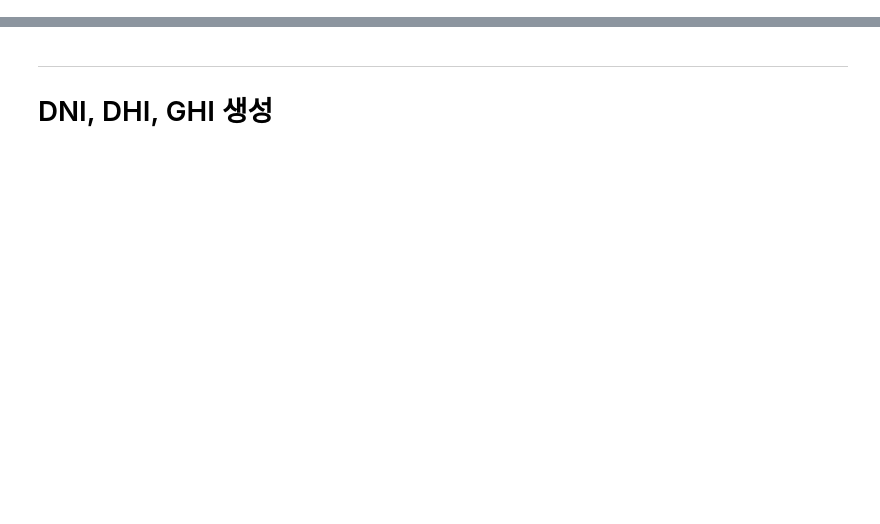
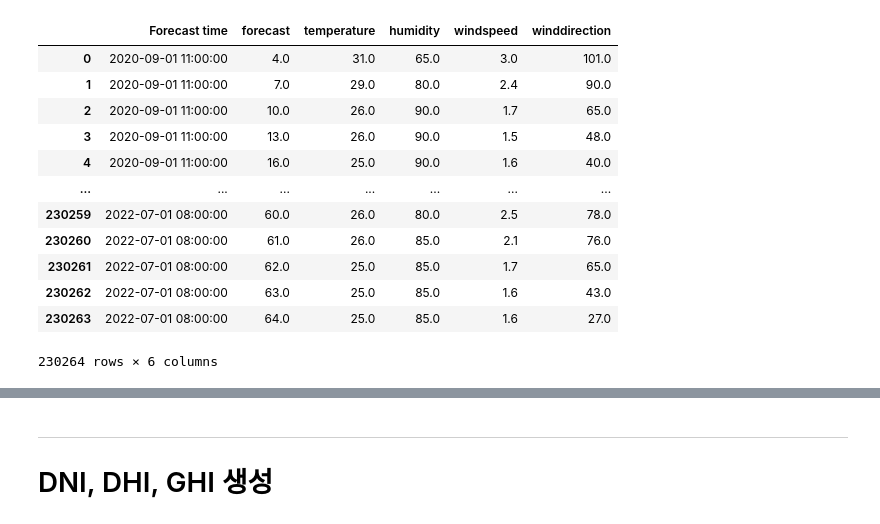
Before and after one commit to Jjineeq/Capstone_Design, a Jupyter notebook: 논문/250711_modeling.ipynb, the cells around one changed output, grey strips where cells are left out. Saved outputs shown, nothing was run; the diff lists cells and outputs as text; code cells hidden in the pictures; blank space fills up the shorter version.

```diff
--- a/논문/250711_modeling.ipynb
+++ b/논문/250711_modeling.ipynb
@@ -22,0 +25,18 @@ generation = pd.read_csv('../../Data/capstone/발전소/한국남부발전(주)_
+# %%
+forecast_weather = pd.read_csv('../../Data\\capstone\\weather/solar_forecast_weather.csv')
+# %%
+forecast_weather
+# %% [output]
+|  | Forecast time | forecast | temperature | humidity | windspeed | winddirection |
+| 0 | 2020-09-01 11:00:00 | 4.0 | 31.0 | 65.0 | 3.0 | 101.0 |
+| 1 | 2020-09-01 11:00:00 | 7.0 | 29.0 | 80.0 | 2.4 | 90.0 |
+| 2 | 2020-09-01 11:00:00 | 10.0 | 26.0 | 90.0 | 1.7 | 65.0 |
+| 3 | 2020-09-01 11:00:00 | 13.0 | 26.0 | 90.0 | 1.5 | 48.0 |
+| 4 | 2020-09-01 11:00:00 | 16.0 | 25.0 | 90.0 | 1.6 | 40.0 |
+| ... | ... | ... | ... | ... | ... | ... |
+| 230259 | 2022-07-01 08:00:00 | 60.0 | 26.0 | 80.0 | 2.5 | 78.0 |
+| 230260 | 2022-07-01 08:00:00 | 61.0 | 26.0 | 85.0 | 2.1 | 76.0 |
+| 230261 | 2022-07-01 08:00:00 | 62.0 | 25.0 | 85.0 | 1.7 | 65.0 |
+| 230262 | 2022-07-01 08:00:00 | 63.0 | 25.0 | 85.0 | 1.6 | 43.0 |
+| 230263 | 2022-07-01 08:00:00 | 64.0 | 25.0 | 85.0 | 1.6 | 27.0 |
+230264 rows × 6 columns
```
Also changed, not shown: parts of 18 cells of this notebook, 1 other file.
